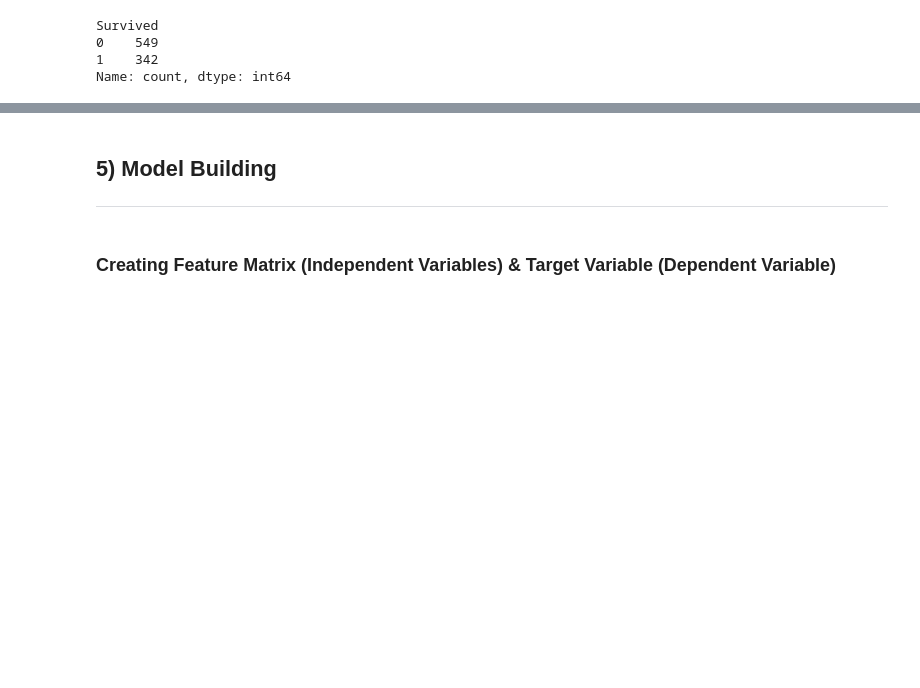
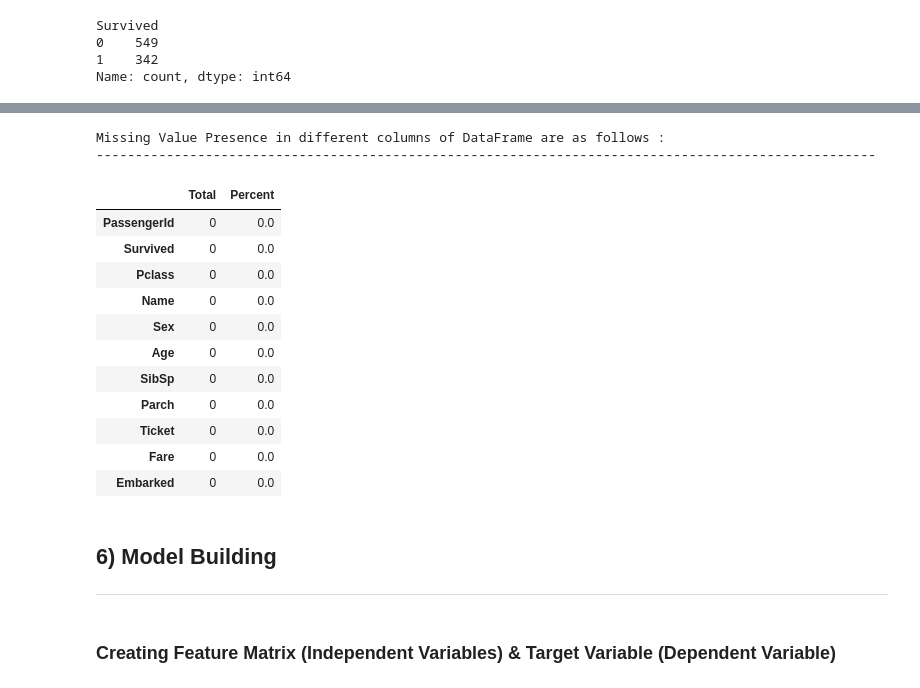
Before and after one commit to manishkr1754/30_Days_30_ML_Projects_Challenge, a Jupyter notebook: Day15_Project15_Titanic Survival Prediction.ipynb, the cells around one changed output, grey strips where cells are left out. Cells and saved outputs as stored; diff of their text form; code cells hidden in the pictures; blank space fills up the shorter version.

Commit message:
Started Model Building

```diff
--- a/Day15_Project15_Titanic Survival Prediction.ipynb
+++ b/Day15_Project15_Titanic Survival Prediction.ipynb
@@ -156,5 +202,26 @@ Name: count, dtype: int64
+# %%
+print('Missing Value Presence in different columns of DataFrame are as follows : ')
+print('-'*100)
+total=titanic_data.isnull().sum().sort_values(ascending=False)
+percent=(titanic_data.isnull().sum()/titanic_data.isnull().count()*100).sort_values(ascending=False)
+pd.concat([total, percent], axis=1, keys=['Total', 'Percent'])
+# %% [output]
+Missing Value Presence in different columns of DataFrame are as follows :
+----------------------------------------------------------------------------------------------------
+|  | Total | Percent |
+| PassengerId | 0 | 0.0 |
+| Survived | 0 | 0.0 |
+| Pclass | 0 | 0.0 |
+| Name | 0 | 0.0 |
+| Sex | 0 | 0.0 |
+| Age | 0 | 0.0 |
+| SibSp | 0 | 0.0 |
+| Parch | 0 | 0.0 |
+| Ticket | 0 | 0.0 |
+| Fare | 0 | 0.0 |
+| Embarked | 0 | 0.0 |
 # %% [markdown]
-## 5) Model Building
+## 6) Model Building
 ---
 # %% [markdown]
 ### Creating Feature Matrix (Independent Variables) & Target Variable (Dependent Variable)
```
Also changed, not shown: parts of 13 cells of this notebook.
